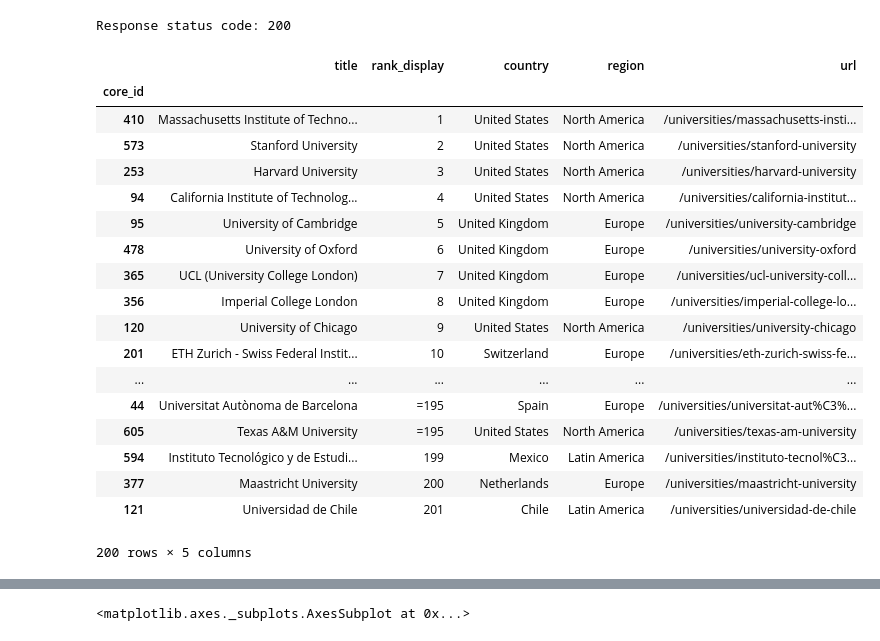
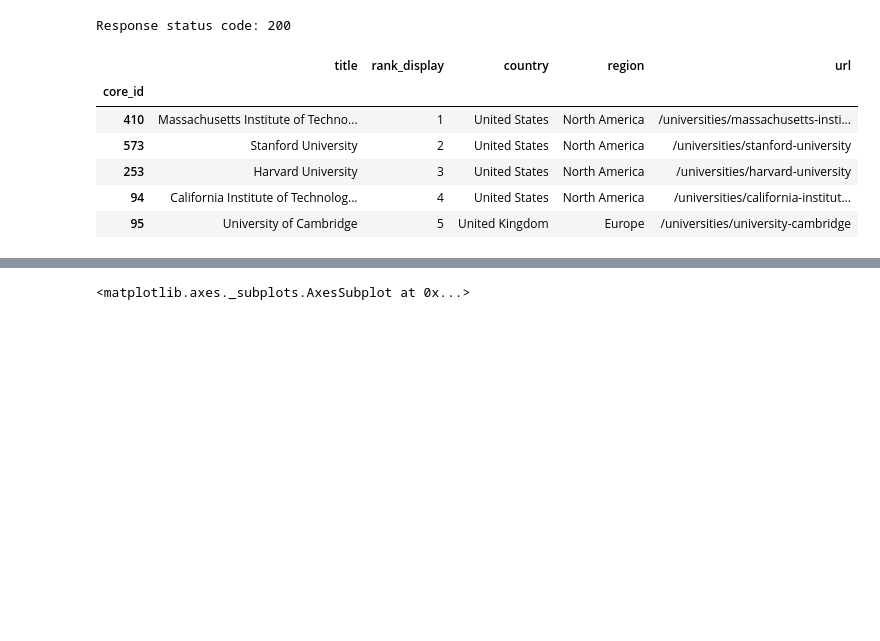
Before and after one commit to LucaZampieri/ADA_homework_LMX, a Jupyter notebook: 02 - Data from the Web/Xavi.ipynb, the cells around one changed output, grey strips where cells are left out. Saved outputs shown, nothing was run; the diff lists cells and outputs as text; code cells hidden in the pictures; blank space fills up the shorter version.

```diff
--- a/02 - Data from the Web/Xavi.ipynb
+++ b/02 - Data from the Web/Xavi.ipynb
@@ -57,31 +57,19 @@ Response status code: 200
 # %%
 rank_df = pd.DataFrame()
 rank_df = rank_df.from_dict(rank_json['data']).head(200)
 rank_df.stars
 rank_df.drop(['logo', 'stars', 'nid','cc', 'score'], axis=1, inplace=True)
 rank_df.set_index('core_id', inplace=True)
 rank_df = rank_df[['title', 'rank_display', 'country', 'region', 'url']]
-rank_df
+rank_df.head(5)
 # %% [output]
 |  | title | rank_display | country | region | url |
 | core_id |  |  |  |  |  |
 | 410 | Massachusetts Institute of Techno... | 1 | United States | North America | /universities/massachusetts-insti... |
 | 573 | Stanford University | 2 | United States | North America | /universities/stanford-university |
 | 253 | Harvard University | 3 | United States | North America | /universities/harvard-university |
 | 94 | California Institute of Technolog... | 4 | United States | North America | /universities/california-institut... |
 | 95 | University of Cambridge | 5 | United Kingdom | Europe | /universities/university-cambridge |
-| 478 | University of Oxford | 6 | United Kingdom | Europe | /universities/university-oxford |
-| 365 | UCL (University College London) | 7 | United Kingdom | Europe | /universities/ucl-university-coll... |
-| 356 | Imperial College London | 8 | United Kingdom | Europe | /universities/imperial-college-lo... |
-| 120 | University of Chicago | 9 | United States | North America | /universities/university-chicago |
-| 201 | ETH Zurich - Swiss Federal Instit... | 10 | Switzerland | Europe | /universities/eth-zurich-swiss-fe... |
-| ... | ... | ... | ... | ... | ... |
-| 44 | Universitat Autònoma de Barcelona | =195 | Spain | Europe | /universities/universitat-aut%C3%... |
-| 605 | Texas A&M University | =195 | United States | North America | /universities/texas-am-university |
-| 594 | Instituto Tecnológico y de Estudi... | 199 | Mexico | Latin America | /universities/instituto-tecnol%C3... |
-| 377 | Maastricht University | 200 | Netherlands | Europe | /universities/maastricht-university |
-| 121 | Universidad de Chile | 201 | Chile | Latin America | /universities/universidad-de-chile |
-200 rows × 5 columns
 # %%
 # Find the values for number of faculty members and students
 fac_memb_tot = []
```
Also changed, not shown: parts of 4 cells of this notebook, 1 other file.
